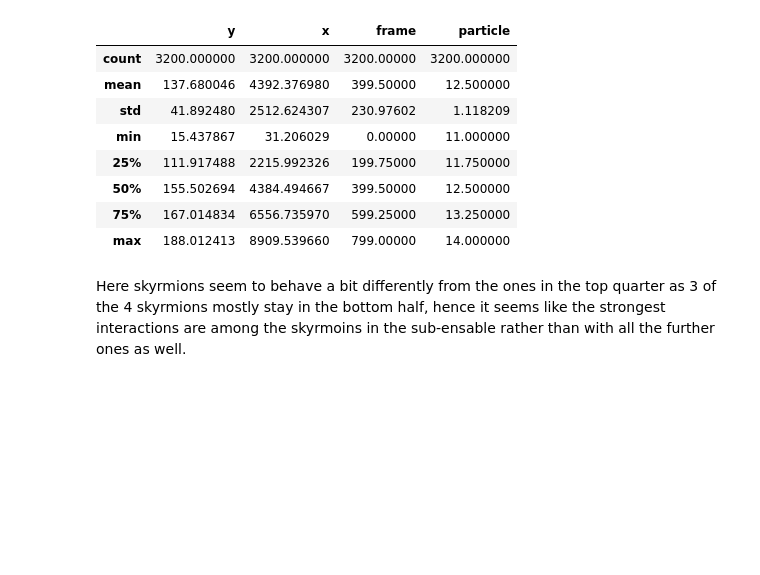
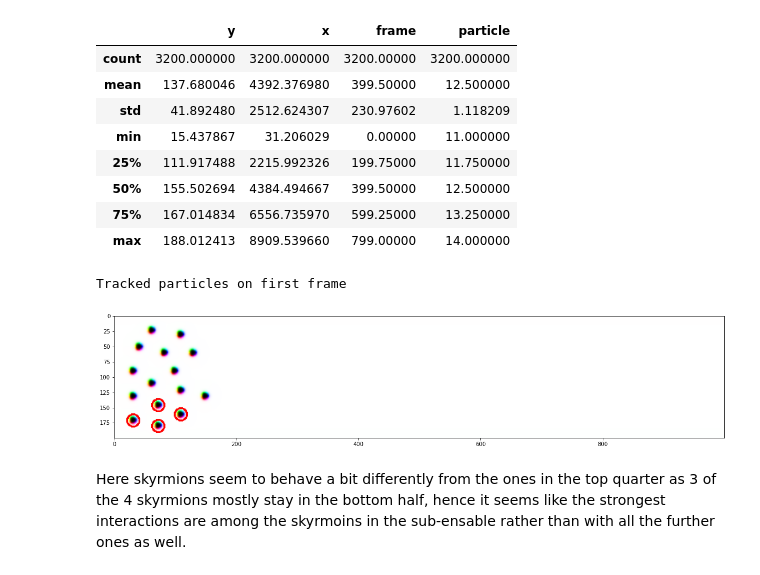
Before and after one commit to calvincbzhang/skyrmions-trajectory-prediction, a Jupyter notebook: linear_poly_regression.ipynb, the cells around one changed output. Cells and saved outputs as stored; diff of their text form; code cells hidden in the pictures; blank space fills up the shorter version.

```diff
--- a/linear_poly_regression.ipynb
+++ b/linear_poly_regression.ipynb
@@ -451,6 +477,11 @@ bottom.describe()
 | 50% | 155.502694 | 4384.494667 | 399.50000 | 12.500000 |
 | 75% | 167.014834 | 6556.735970 | 599.25000 | 13.250000 |
 | max | 188.012413 | 8909.539660 | 799.00000 | 14.000000 |
+# %%
+show_tracked(bottom)
+# %% [output]
+Tracked particles on first frame
+[figure, added]
 # %% [markdown]
 Here skyrmions seem to behave a bit differently from the ones in the top quarter as 3 of the 4 skyrmions mostly stay in the bottom half, hence it seems like the strongest interactions are among the skyrmoins in the sub-ensable rather than with all the further ones as well.
 # %%
```
Also changed, not shown: parts of 43 cells of this notebook.
